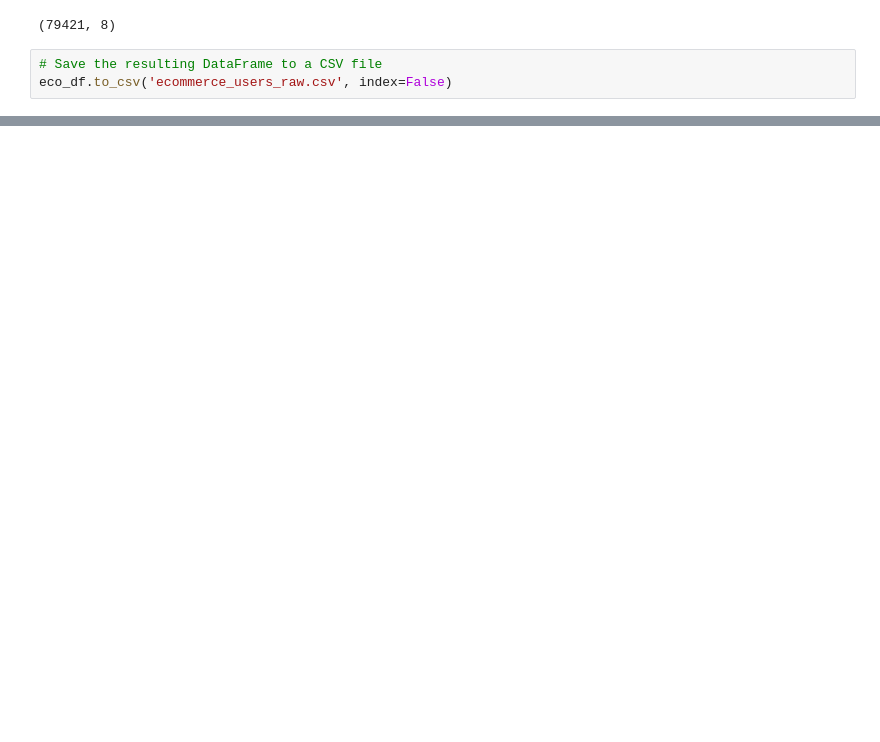
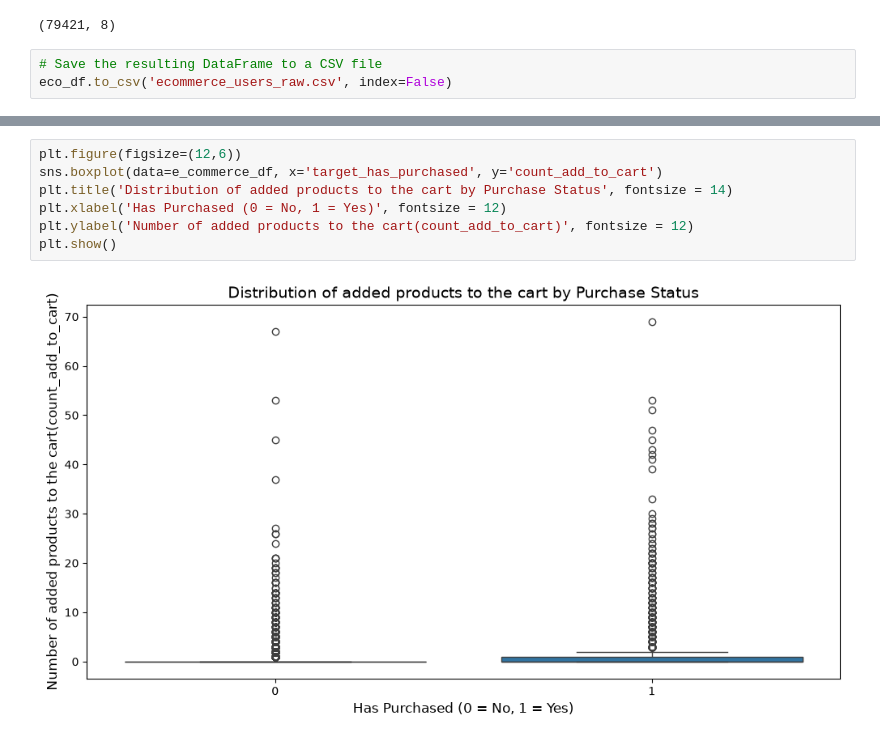
Before and after one commit to lintello-10/bq_ecommerce_project, a Jupyter notebook: notebooks/.ipynb, the cells around one changed output, grey strips where cells are left out. Drawn from its saved outputs; the diff is of its cells as text; blank space fills up the shorter version.

```diff
--- a/notebooks/.ipynb
+++ b/notebooks/.ipynb
@@ -133,0 +221,9 @@ eco_df.to_csv('ecommerce_users_raw.csv', index=False)
+# %%
+plt.figure(figsize=(12,6))
+sns.boxplot(data=e_commerce_df, x='target_has_purchased', y='count_add_to_cart')
+plt.title('Distribution of added products to the cart by Purchase Status', fontsize = 14)
+plt.xlabel('Has Purchased (0 = No, 1 = Yes)', fontsize = 12)
+plt.ylabel('Number of added products to the cart(count_add_to_cart)', fontsize = 12)
+plt.show()
+# %% [output]
+[figure, added]
```
Also changed, not shown: parts of 20 cells of this notebook, 2 other files.
